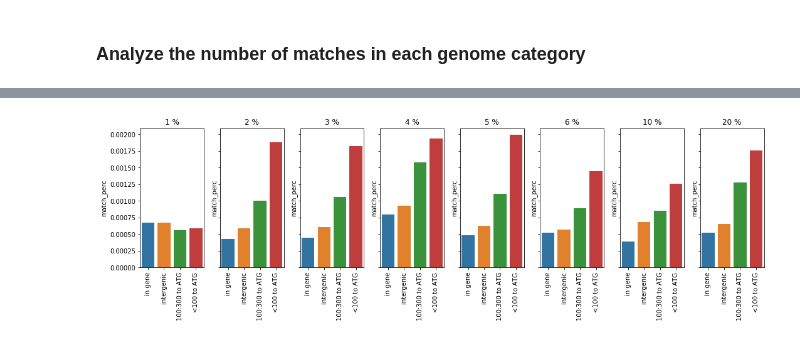
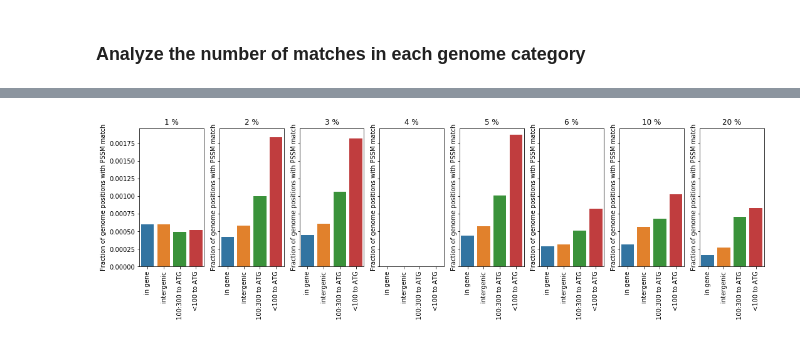
Before and after one commit to erinhwilson/promoter-id-from-rnaseq, a Jupyter notebook: analyze_consensus_motif.ipynb, the cells around one changed output, grey strips where cells are left out. Drawn from its saved outputs; the diff is of its cells as text; code cells hidden in the pictures.

```diff
--- a/analyze_consensus_motif.ipynb
+++ b/analyze_consensus_motif.ipynb
@@ -147,5 +171,11 @@ var_spaced_motifs = cu.build_dict_of_motifs_to_try(m1, m2)
 
 # search for PSSM matches in the forward and reverse direction
 motif_match_df = cu.find_and_score_motifs_in_seqs(var_spaced_motifs,genomes,{})
+motif_match_df = cu.add_genome_category_to_pssm_matches(
+    motif_match_df,
+    pos_dist_array,
+    pos_nearest_feat_array,
+    neg_dist_array,
+    neg_nearest_feat_array)
 motif_match_df.head()
 # %% [output]
@@ -502,14 +472,11 @@ def compare_genome_cat_enrichment(df):
         ax = axes_list.pop(0)
         sns.barplot(data=sub_df,x='cat',y='match_perc',ax=ax,order=genome_cat_order)
 
-
-
-    #     # axis and title configs
+        # axis and title configs
         ax.set_title(f"{nperc} %")#.split('|')[0])
-        #ax.set_xticks(angle=90)
         ax.set_xticklabels(ax.get_xticklabels(),rotation=90)
         ax.set_xlabel("")
-    #     ax.set_ylabel("BioP votes")
+        ax.set_ylabel("Fraction of genome positions with PSSM match")
 
     # Now use the matplotlib .remove() method to
     # delete anything we didn't use
@@ -519,0 +503,13 @@ def compare_genome_cat_enrichment(df):
+# %%
+top_cat_dfs_4000 = []
+for nperc,df in all_motif_match_df.groupby('nperc'):
+    # take top 4000 scores from each n-percent threshold
+    top_df = df.sort_values('score',ascending=False).head(4000)
+
+    top_cat_df = cu.analyze_motif_matches_across_genome(
+        top_df,
+        baseline_cat_df)
+
+    top_cat_df['nperc'] = nperc
+    top_cat_dfs_4000.append(top_cat_df)
+    top_cat_df_4000 = pd.concat(top_cat_dfs_4000)
@@ -523,0 +529,16 @@ compare_genome_cat_enrichment(all_cat_df)
+# %%
+fpr = 0.0001
+fpr_threshold = np.mean([var_spaced_motifs[x].distribution().threshold_fpr(fpr) for x in var_spaced_motifs])
+
+top_cat_dfs_fpr = []
+for nperc,df in all_motif_match_df.groupby('nperc'):
+    # take top scores above fpr threshold
+    top_df = df[df['score']>fpr_threshold]
+
+    top_cat_df = cu.analyze_motif_matches_across_genome(
+        top_df,
+        baseline_cat_df)
+
+    top_cat_df['nperc'] = nperc
+    top_cat_dfs_fpr.append(top_cat_df)
+    top_cat_df_fpr = pd.concat(top_cat_dfs_fpr)
@@ -524,4 +554,4 @@ compare_genome_cat_enrichment(all_cat_df)
 # %%
-compare_genome_cat_enrichment(top_all_cat_df)
+compare_genome_cat_enrichment(top_cat_df_fpr)
 # %% [output]
-[figure, old version]
+[figure, new version]
```
Also changed, not shown: parts of 64 cells of this notebook, 1 other file.
